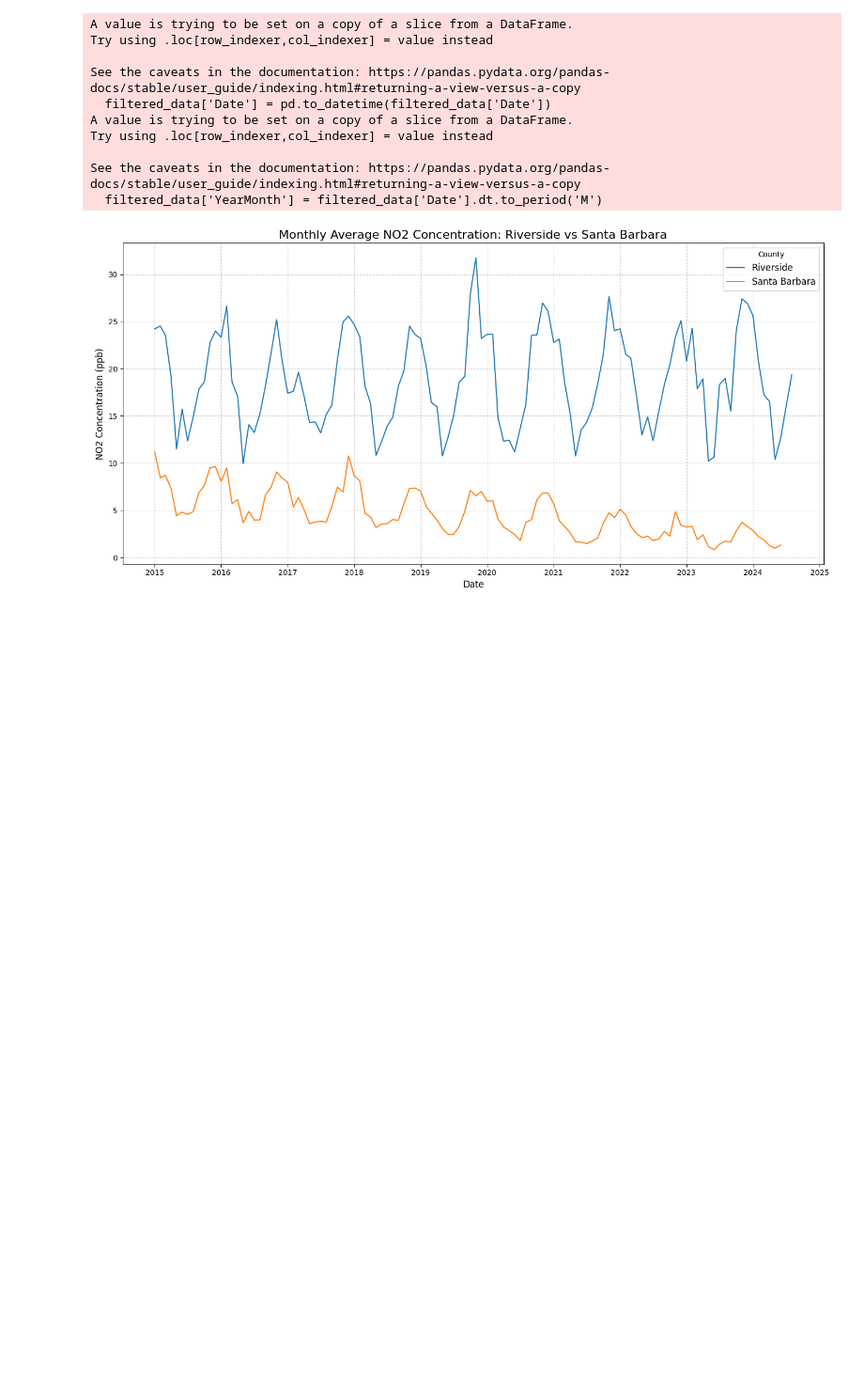
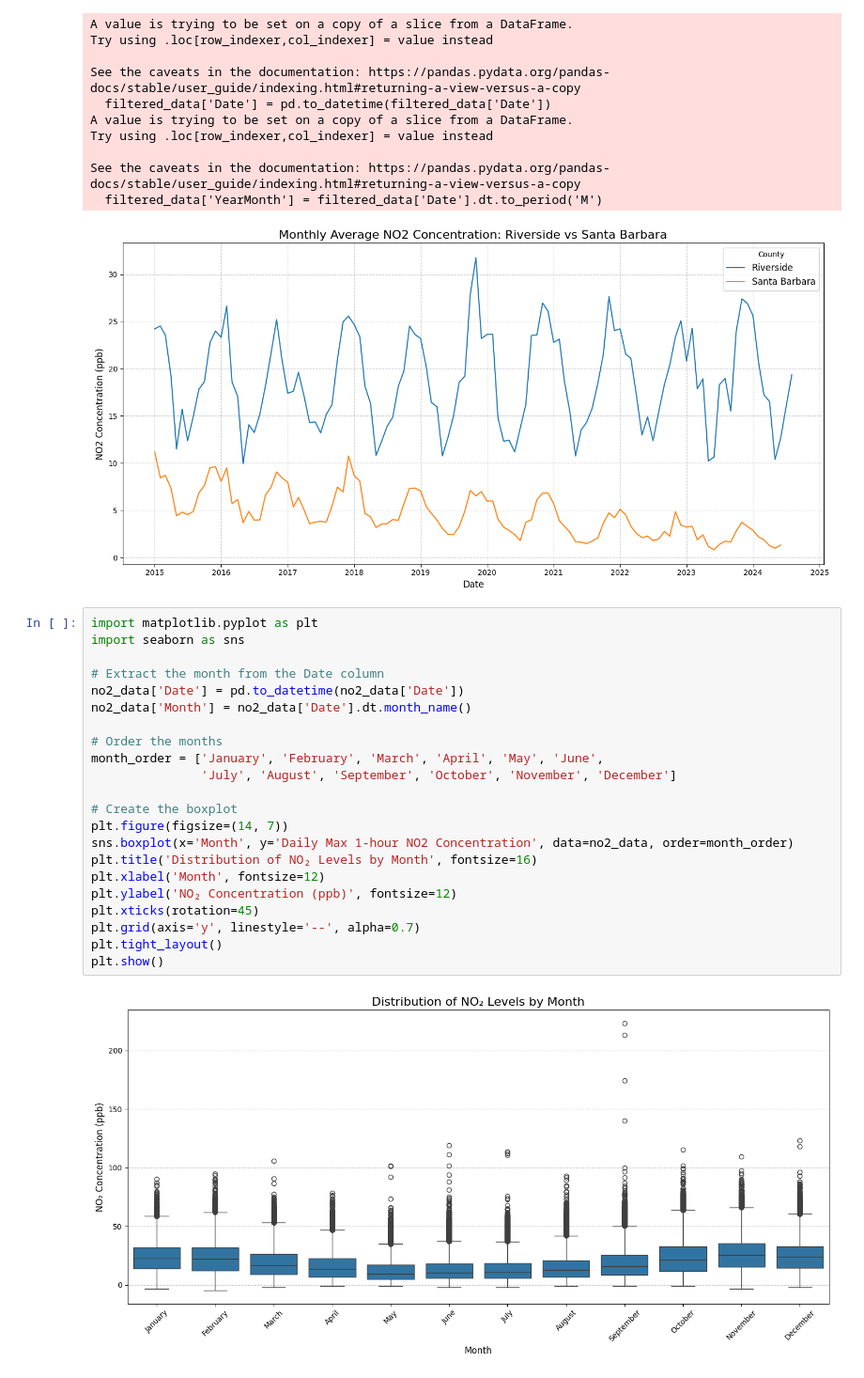
Before and after one commit to ashkren/eda_final_project, a Jupyter notebook: eda_final_project.ipynb, the cells around one changed output. Shown at 94% size. Cells and saved outputs as stored; diff of their text form; blank space fills up the shorter version.

Commit message:
more graphs

```diff
--- a/eda_final_project.ipynb
+++ b/eda_final_project.ipynb
@@ -281,3 +308,27 @@ Try using .loc[row_indexer,col_indexer] = value instead
 See the caveats in the documentation: https://pandas.pydata.org/pandas-docs/stable/user_guide/indexing.html#returning-a-view-versus-a-copy
   filtered_data['YearMonth'] = filtered_data['Date'].dt.to_period('M')
 [figure]
+# %%
+import matplotlib.pyplot as plt
+import seaborn as sns
+
+# Extract the month from the Date column
+no2_data['Date'] = pd.to_datetime(no2_data['Date'])
+no2_data['Month'] = no2_data['Date'].dt.month_name()
+
+# Order the months
+month_order = ['January', 'February', 'March', 'April', 'May', 'June',
+               'July', 'August', 'September', 'October', 'November', 'December']
+
+# Create the boxplot
+plt.figure(figsize=(14, 7))
+sns.boxplot(x='Month', y='Daily Max 1-hour NO2 Concentration', data=no2_data, order=month_order)
+plt.title('Distribution of NO₂ Levels by Month', fontsize=16)
+plt.xlabel('Month', fontsize=12)
+plt.ylabel('NO₂ Concentration (ppb)', fontsize=12)
+plt.xticks(rotation=45)
+plt.grid(axis='y', linestyle='--', alpha=0.7)
+plt.tight_layout()
+plt.show()
+# %% [output]
+[figure, added]
```
Also changed, not shown: parts of 12 cells of this notebook.
